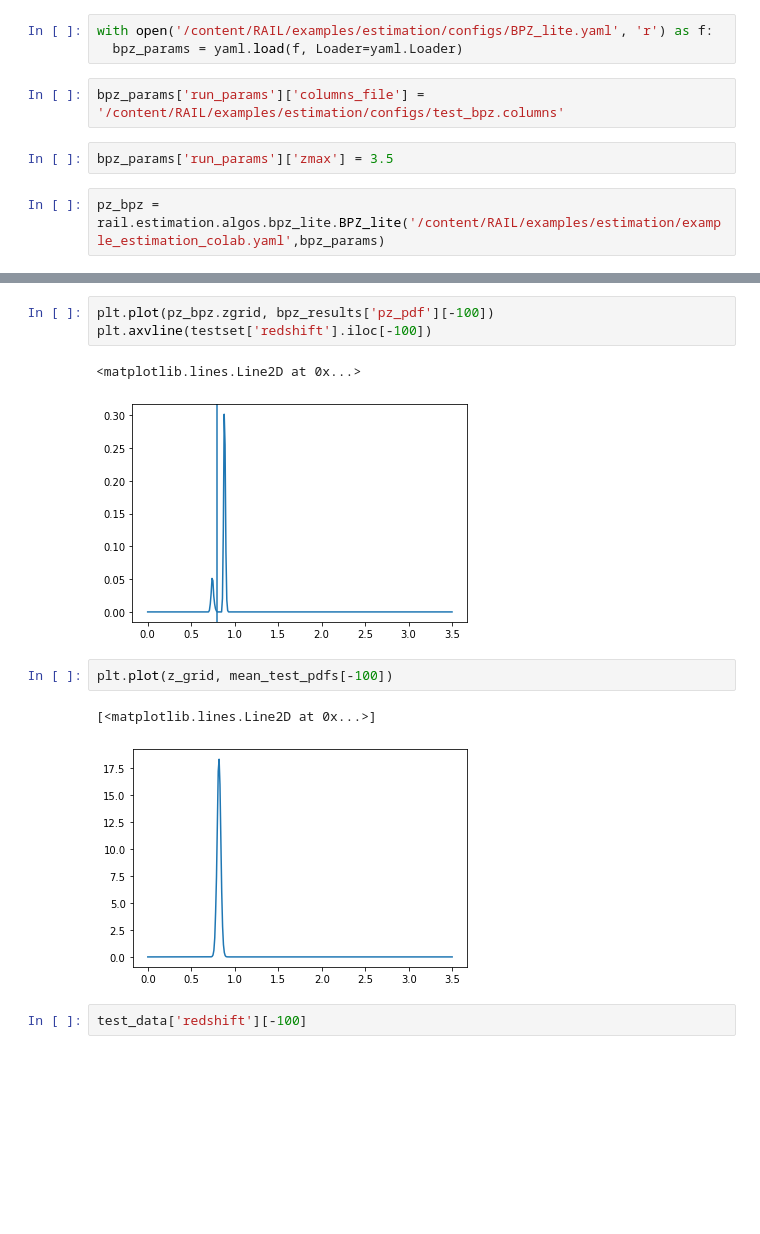
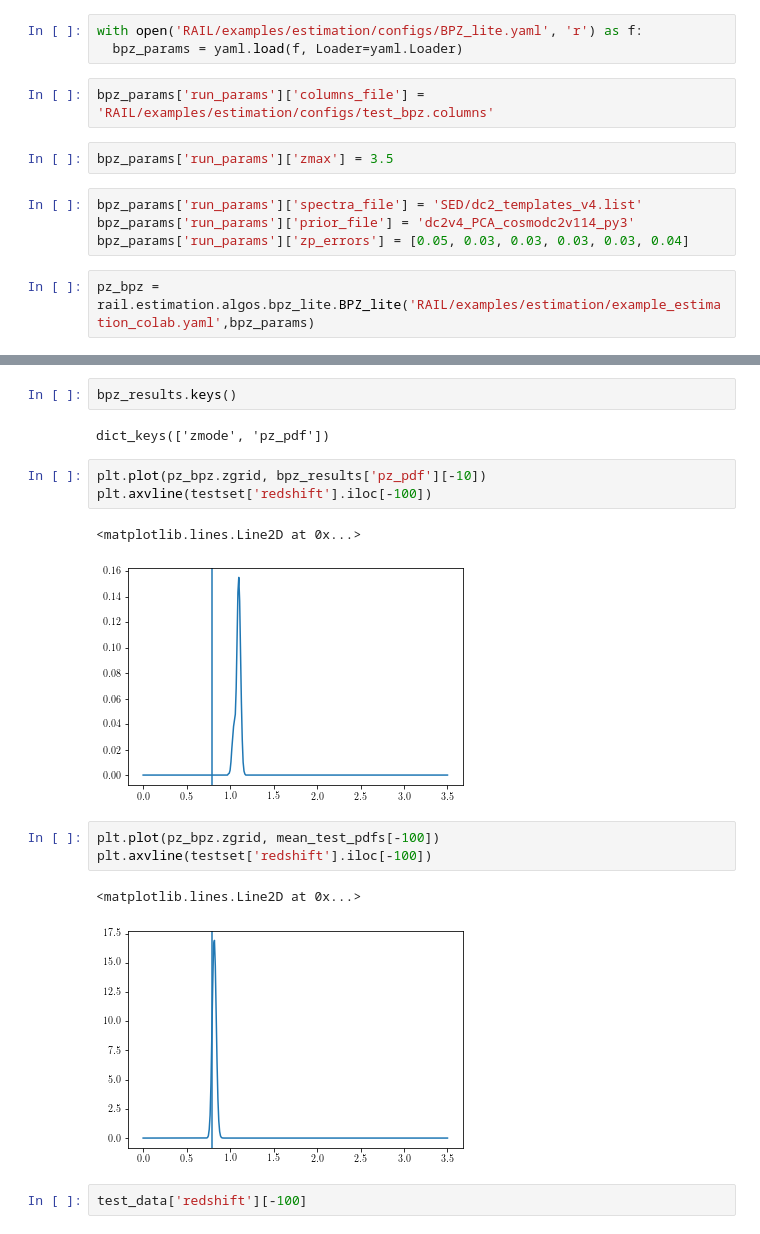
Before and after one commit to jfcrenshaw/pzflow-paper-2021, a Jupyter notebook: photo-z/pzflowRedshift.ipynb, the cells around one changed output, grey strips where cells are left out. Cells and saved outputs as stored; diff of their text form; blank space fills up the shorter version.

```diff
--- a/photo-z/pzflowRedshift.ipynb
+++ b/photo-z/pzflowRedshift.ipynb
@@ -702,14 +792,18 @@ plt.plot(pzflex.zgrid, flex_results['pz_pdf'][-100])
 # %% [markdown]
 ### Calculating photo-z with BPZ and RAIL
 # %%
-with open('/content/RAIL/examples/estimation/configs/BPZ_lite.yaml', 'r') as f:
+with open('RAIL/examples/estimation/configs/BPZ_lite.yaml', 'r') as f:
   bpz_params = yaml.load(f, Loader=yaml.Loader)
 # %%
-bpz_params['run_params']['columns_file'] = '/content/RAIL/examples/estimation/configs/test_bpz.columns'
+bpz_params['run_params']['columns_file'] = 'RAIL/examples/estimation/configs/test_bpz.columns'
 # %%
 bpz_params['run_params']['zmax'] = 3.5
+# %%
+bpz_params['run_params']['spectra_file'] = 'SED/dc2_templates_v4.list'
+bpz_params['run_params']['prior_file'] = 'dc2v4_PCA_cosmodc2v114_py3'
+bpz_params['run_params']['zp_errors'] = [0.05, 0.03, 0.03, 0.03, 0.03, 0.04]
 # %%
-pz_bpz = rail.estimation.algos.bpz_lite.BPZ_lite('/content/RAIL/examples/estimation/example_estimation_colab.yaml',bpz_params)
+pz_bpz = rail.estimation.algos.bpz_lite.BPZ_lite('RAIL/examples/estimation/example_estimation_colab.yaml',bpz_params)
 # %% [output]
 summary of input parameters:
 zmin: zmin (float): min z  for grid
@@ -756,14 +850,19 @@ Text(0, 0.5, 'bpz photo-z')
+# %%
+bpz_results.keys()
+# %% [output]
+dict_keys(['zmode', 'pz_pdf'])
 # %%
-plt.plot(pz_bpz.zgrid, bpz_results['pz_pdf'][-100])
+plt.plot(pz_bpz.zgrid, bpz_results['pz_pdf'][-10])
 plt.axvline(testset['redshift'].iloc[-100])
 # %% [output]
 <matplotlib.lines.Line2D at 0x...>
-[figure, old version]
+[figure, new version]
 # %%
-plt.plot(z_grid, mean_test_pdfs[-100])
+plt.plot(pz_bpz.zgrid, mean_test_pdfs[-100])
+plt.axvline(testset['redshift'].iloc[-100])
 # %% [output]
-[<matplotlib.lines.Line2D at 0x...>]
+<matplotlib.lines.Line2D at 0x...>
-[figure, old version]
+[figure, new version]
 # %%
 test_data['redshift'][-100]
 # %% [output]
```
Also changed, not shown: parts of 97 cells of this notebook.
